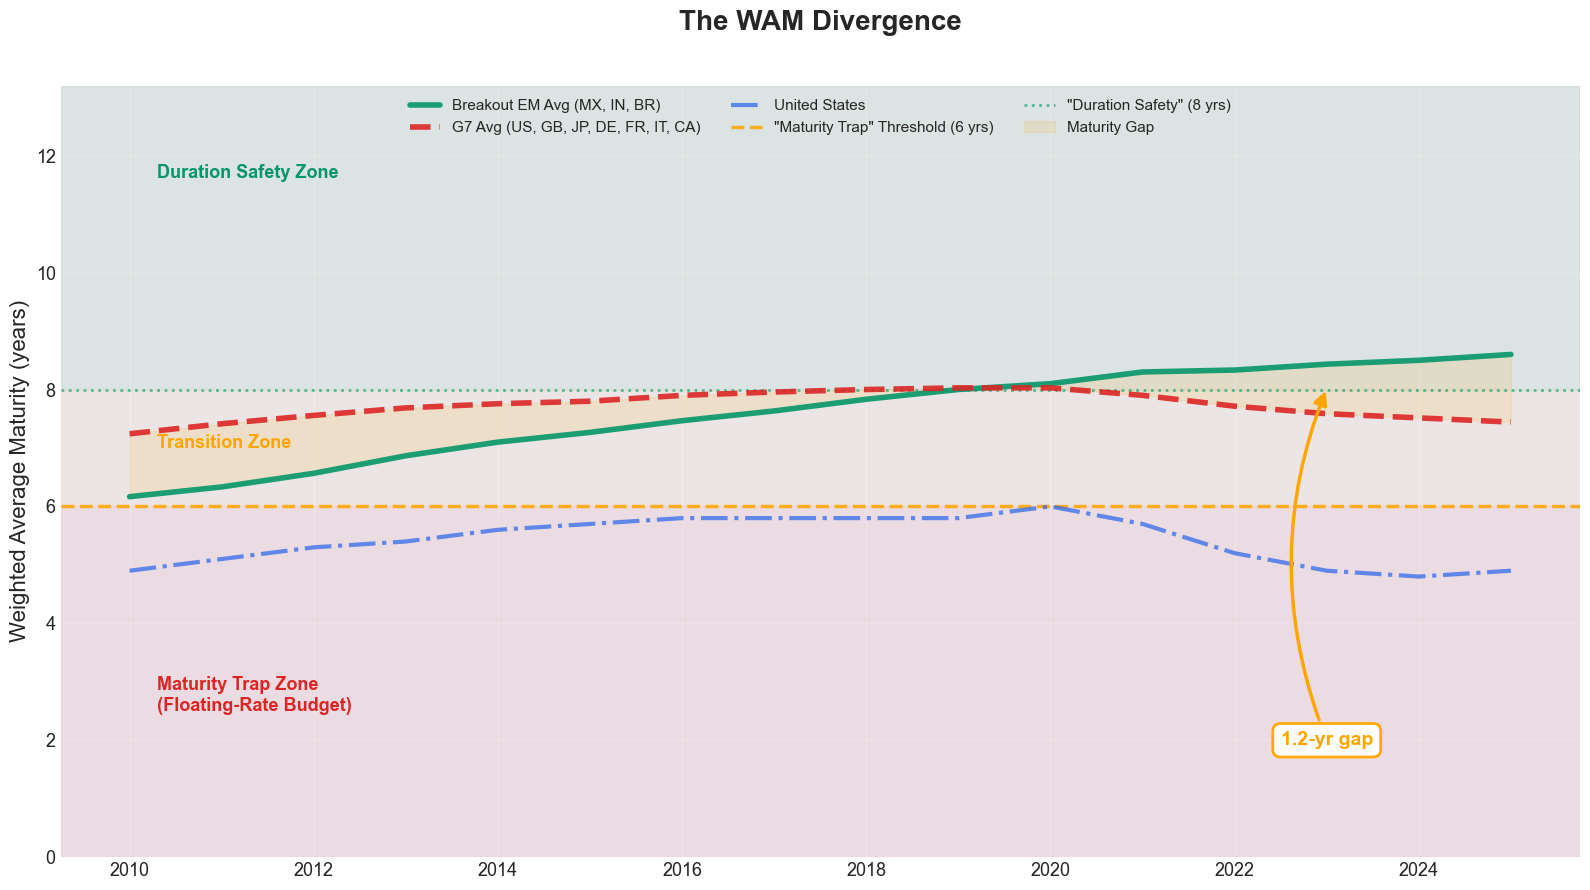
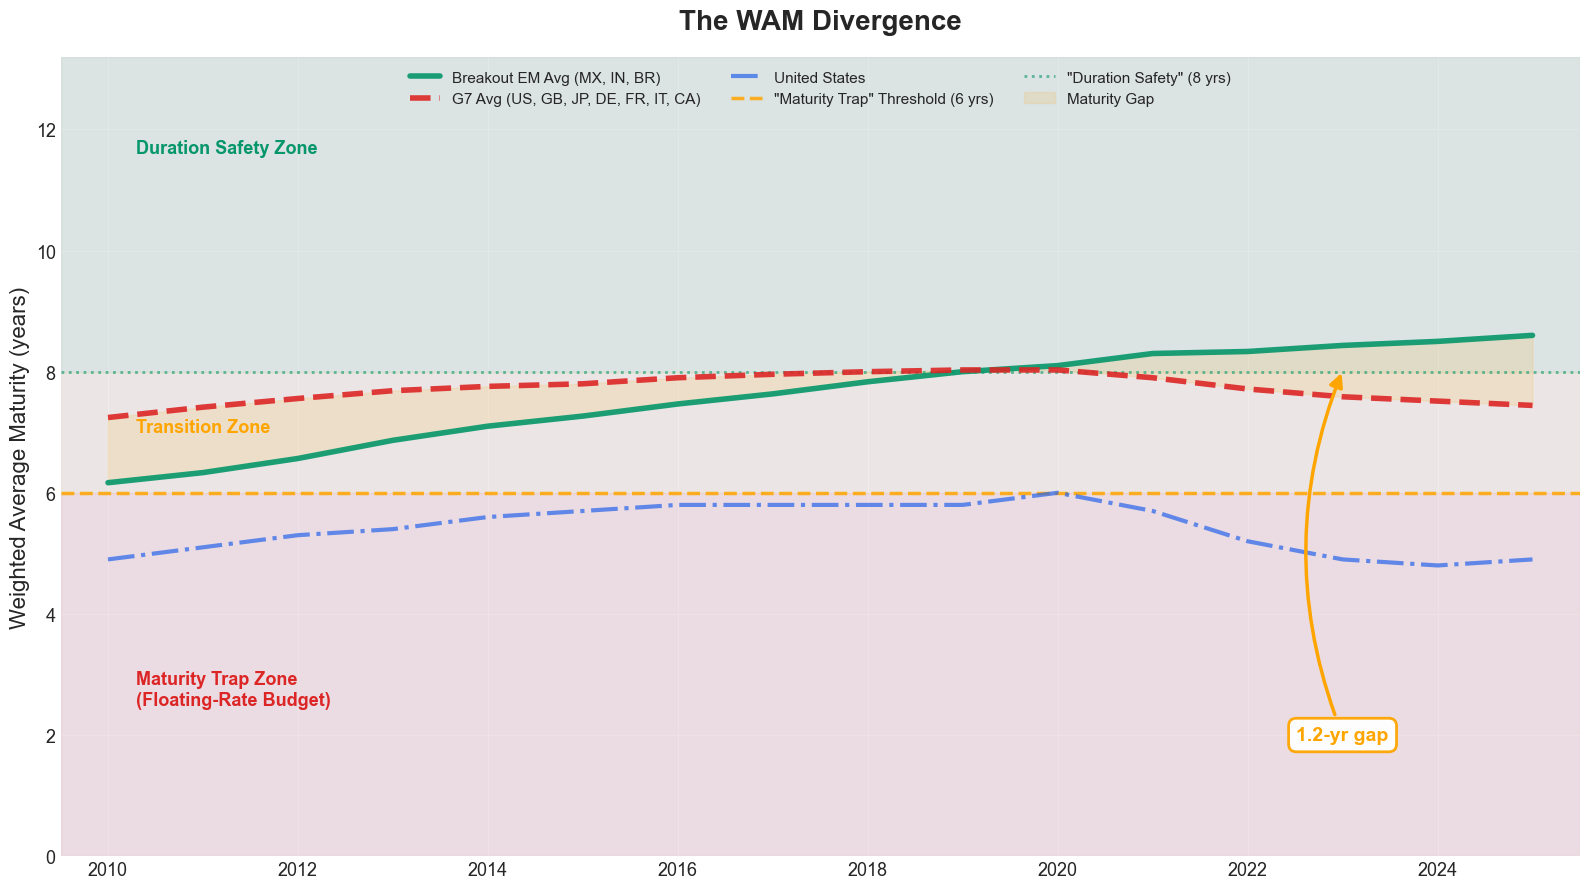
The change to this notebook cell's code, shown as a diff; its figure went from the first image to the second:
--- before
+++ after
@@ -64,9 +64,10 @@
 # Titles & axes
 ax.set_title("The WAM Divergence",
-             fontsize=20, fontweight="bold", pad=40)
+             fontsize=20, fontweight="bold", pad=20)
 ax.set_ylabel("Weighted Average Maturity (years)", fontsize=16)
 ax.set_xlabel("", fontsize=16)
 ax.tick_params(axis="both", labelsize=13)
-ax.xaxis.set_major_locator(mticker.MaxNLocator(integer=True))
+ax.set_xlim(2009.5, 2025.5)
+ax.set_xticks(range(2010, 2026, 2))
 ax.set_ylim(0, y_max)
 ax.grid(True, alpha=0.3)

Commit: Add and commit remaining Dollar Edition updates